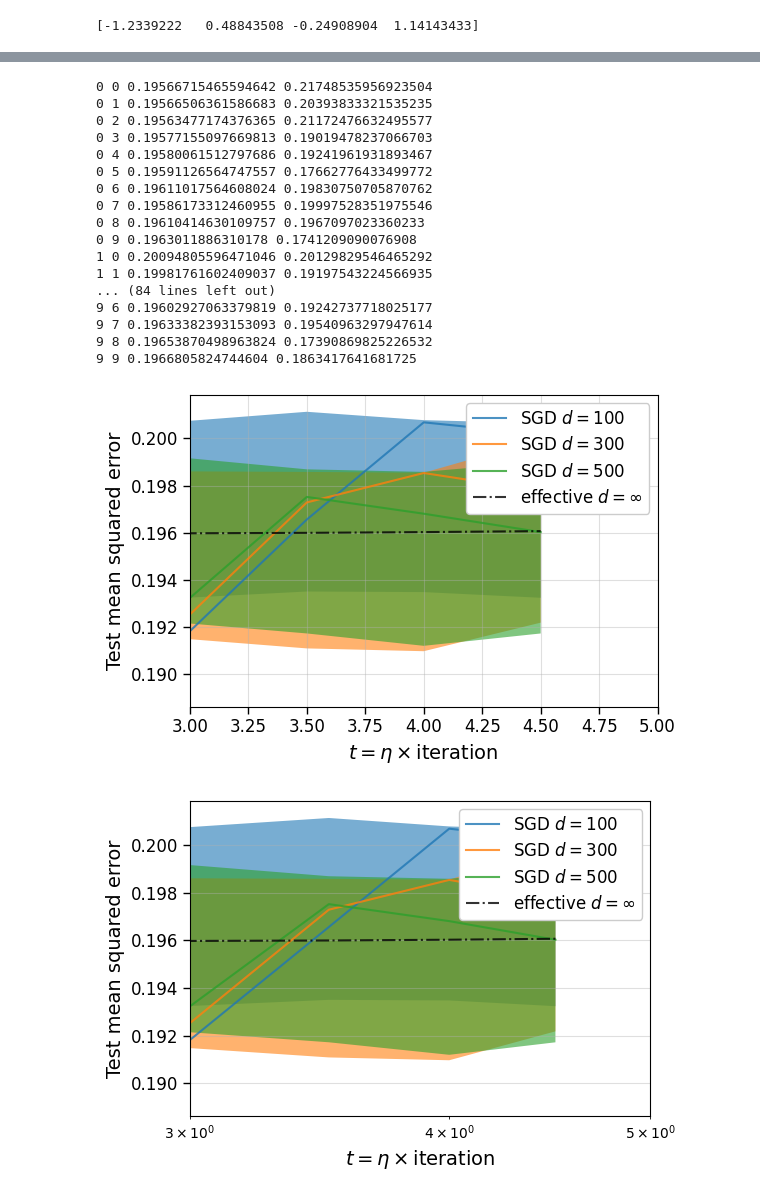
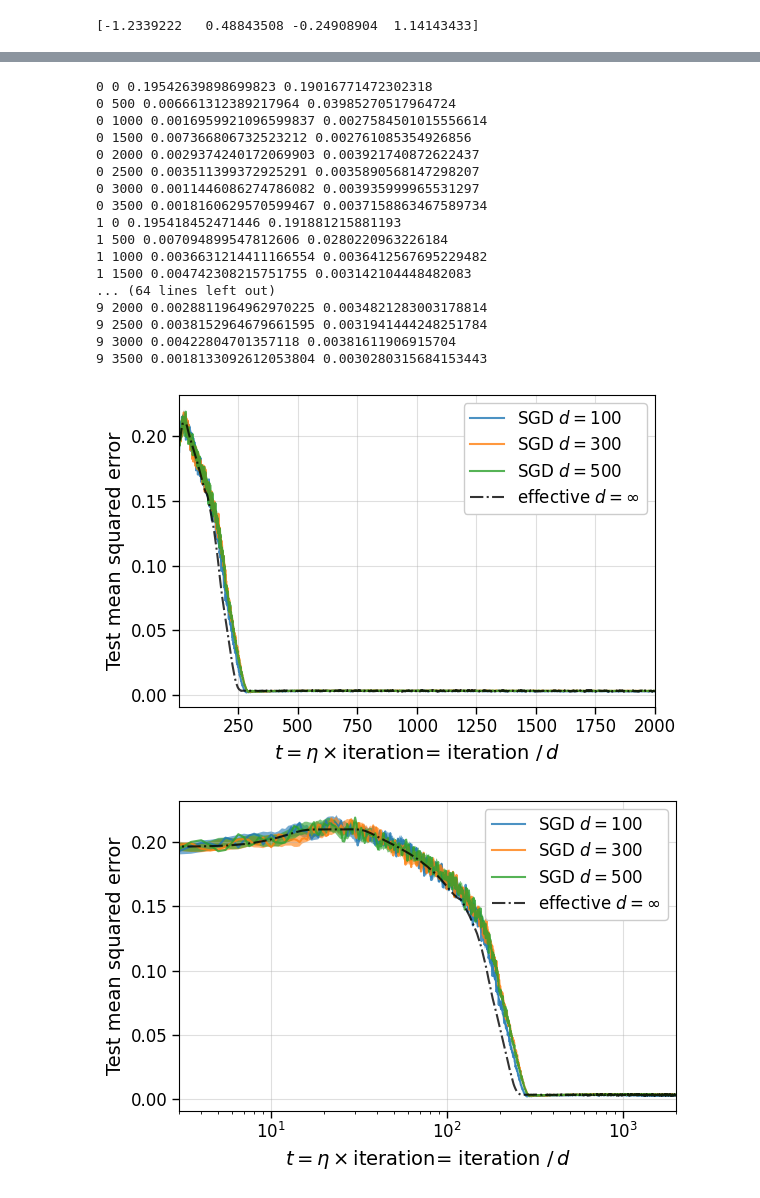
Before and after one commit to nirmitj6/DLQ-captures-the-complexity-of-learning-with-SGD, a Jupyter notebook: ell1.ipynb, the cells around one changed output, grey strips where cells are left out. Cells and saved outputs as stored; diff of their text form; code cells hidden in the pictures.

```diff
--- a/ell1.ipynb
+++ b/ell1.ipynb
@@ -195,8 +195,7 @@ ccc=np.random.uniform(-2,2,len(uuu))
 print(ccc)
 mmm = len(uuu)
 KK=10
-T=10
-#T=4000
+T=4000
 # %% [output]
 [-1.2339222   0.48843508 -0.24908904  1.14143433]
 # %%
@@ -237,7 +236,7 @@ for kk in range(KK):
         Ut_DF = Ut_DF + eta_w*GUDF
         at_DF = at_DF + eta_a*GaDF
         st_DF = st_DF + eta_w*GsDF
-
-        print(kk,t, TrackLossDF11[kk,t], TrackLossSGD11[kk,t])
+        if t%500==0:
+         print(kk,t, TrackLossDF11[kk,t], TrackLossSGD11[kk,t])
 # %% [output]
 0 0 0.19541712235657352 0.20766236877122027
@@ -295,6 +294,6 @@ for kk in range(KK):
         Ut_DF = Ut_DF + eta_w*GUDF
         at_DF = at_DF + eta_a*GaDF
         st_DF = st_DF + eta_w*GsDF
-
-        print(kk,t,TrackLossDF12[kk,t], TrackLossSGD12[kk,t])
+        if t%500==0:
+         print(kk,t,TrackLossDF12[kk,t], TrackLossSGD12[kk,t])
 # %% [output]
@@ -333,7 +332,6 @@ mtrain = d
 TrackLossDF13 = np.zeros((KK,T))
 
 TrackLossSGD13 = np.zeros((KK,T))
-#TrackFourierSGD13 = np.zeros((KK,T,mmm))
 
 for kk in range(KK):
 
@@ -351,32 +349,31 @@ for kk in range(KK):
         at_SGD = at_SGD + eta_a*Ga
 
         TrackLossDF13[kk,t] = pexMSPEvalError(Ut_DF,at_DF,st_DF,Xtot,mG,Nu,P,d,uuu,ccc)
-        #TrackFourierDF13[kk,t,:] = pexMSPevaluateFourierCoeff(Ut_DF,at_DF,st_DF,Xtot,mG,Nu,P,d,uuu)
 
         [GUDF,GaDF,GsDF] = pexMSPgradientlossellone(Ut_DF,at_DF,st_DF,Xtot,mG,Nu,P,d,uuu,ccc)
         Ut_DF = Ut_DF + eta_w*GUDF
         at_DF = at_DF + eta_a*GaDF
         st_DF = st_DF + eta_w*GsDF
-
-        print(kk,t,TrackLossDF13[kk,t], TrackLossSGD13[kk,t])
+        if t%500==0:
+         print(kk,t,TrackLossDF13[kk,t], TrackLossSGD13[kk,t])
 # %% [output]
-0 0 0.19566715465594642 0.21748535956923504
-0 1 0.19566506361586683 0.20393833321535235
-0 2 0.19563477174376365 0.21172476632495577
-0 3 0.19577155097669813 0.19019478237066703
-0 4 0.19580061512797686 0.19241961931893467
-0 5 0.19591126564747557 0.17662776433499772
-0 6 0.19611017564608024 0.19830750705870762
-0 7 0.19586173312460955 0.19997528351975546
-0 8 0.19610414630109757 0.1967097023360233
-0 9 0.1963011886310178 0.1741209090076908
-1 0 0.20094805596471046 0.20129829546465292
-1 1 0.19981761602409037 0.19197543224566935
-... (84 lines left out)
-9 6 0.19602927063379819 0.19242737718025177
-9 7 0.19633382393153093 0.19540963297947614
-9 8 0.19653870498963824 0.17390869825226532
-9 9 0.1966805824744604 0.1863417641681725
+0 0 0.19542639898699823 0.19016771472302318
+0 500 0.006661312389217964 0.03985270517964724
+0 1000 0.0016959921096599837 0.0027584501015556614
+0 1500 0.007366806732523212 0.002761085354926856
+0 2000 0.0029374240172069903 0.003921740872622437
+0 2500 0.003511399372925291 0.0035890568147298207
+0 3000 0.0011446086274786082 0.003935999965531297
+0 3500 0.0018160629570599467 0.0037158863467589734
+1 0 0.195418452471446 0.191881215881193
+1 500 0.007094899547812606 0.0280220963226184
+1 1000 0.0036631214411166554 0.0036412567695229482
+1 1500 0.004742308215751755 0.003142104448482083
+... (64 lines left out)
+9 2000 0.0028811964962970225 0.0034821283003178814
+9 2500 0.0038152964679661595 0.0031941444248251784
+9 3000 0.00422804701357118 0.00381611906915704
+9 3500 0.0018133092612053804 0.0030280315684153443
 # %%
 meanLossDF11 =  np.mean(TrackLossDF11,axis = 0)
 
@@ -411,58 +408,51 @@ ax.fill_between(xi*np.arange(T),smooth(meanLoss13 - stdLoss13,4), smooth(meanLos
 ax.plot(xi*np.arange(T),smooth(meanLossDF11,5), color ='black', alpha = 0.8,linestyle='-.', label='effective $d=\infty$')
 
 ax.grid(alpha=0.4)
-ax.set_xlabel(r'$t= \eta \times $iteration', fontsize =14)
+ax.set_xlabel(r'$t= \eta \times $iteration= iteration $/\,d$', fontsize =14)
 ax.set_ylabel(r'Test mean squared error', fontsize =14)
 plt.setp(ax.get_xticklabels(),fontsize=12)
 plt.setp(ax.get_yticklabels(),fontsize=12)
 ax.tick_params(direction='out', length=5, width=1)
 ax.legend(loc='upper right', fontsize=12, framealpha = 1)
-#ax.set_xscale('log')
 ax.set_xlim([3,xi*T])
-
-
-
 
 
 fig.tight_layout()
 plt.savefig('ell1loss/ell1leap1.pdf')
 plt.show()
 # %% [output]
-[figure, old version]
+[figure, new version]
 # %%
 fig,ax = plt.subplots(nrows=1, ncols=1, figsize=(6, 4))#, gridspec_kw={'width_ratios': [1.5, 2]})
 
 
 ax.plot(xi*np.arange(T),smooth(meanLoss11,1), linestyle='-', alpha = 0.8, label=r'SGD $d=100$')
 ax.fill_between(xi*np.arange(T),smooth(meanLoss11 - stdLoss11,4), smooth(meanLoss11 + stdLoss11,4),  alpha = 0.6)
 
 ax.plot(xi*np.arange(T),smooth(meanLoss12,1), linestyle='-', alpha = 0.8, label=r'SGD $d=300$')
 ax.fill_between(xi*np.arange(T),smooth(meanLoss12 - stdLoss12,4), smooth(meanLoss12 + stdLoss12,4),  alpha = 0.6)
 
 
 ax.plot(xi*np.arange(T),smooth(meanLoss13,1), linestyle='-', alpha = 0.8, label=r'SGD $d=500$')
 ax.fill_between(xi*np.arange(T),smooth(meanLoss13 - stdLoss13,4), smooth(meanLoss13 + stdLoss13,4),  alpha = 0.6)
 
 
 
 ax.plot(xi*np.arange(T),smooth(meanLossDF11,5), color ='black', alpha = 0.8,linestyle='-.', label='effective $d=\infty$')
 
 ax.grid(alpha=0.4)
-ax.set_xlabel(r'$t= \eta \times $iteration', fontsize =14)
+ax.set_xlabel(r'$t= \eta \times $iteration= iteration $/\,d$', fontsize =14)
 ax.set_ylabel(r'Test mean squared error', fontsize =14)
 plt.setp(ax.get_xticklabels(),fontsize=12)
 plt.setp(ax.get_yticklabels(),fontsize=12)
 ax.tick_params(direction='out', length=5, width=1)
 ax.legend(loc='upper right', fontsize=12, framealpha = 1)
 ax.set_xscale('log')
 ax.set_xlim([3,xi*T])
 
 
-
-
-
 fig.tight_layout()
 plt.savefig('ell1loss/ell1leap1-log.pdf')
 plt.show()
 # %% [output]
-[figure, old version]
+[figure, new version]
```
Also changed, not shown: parts of 2 cells of this notebook.
